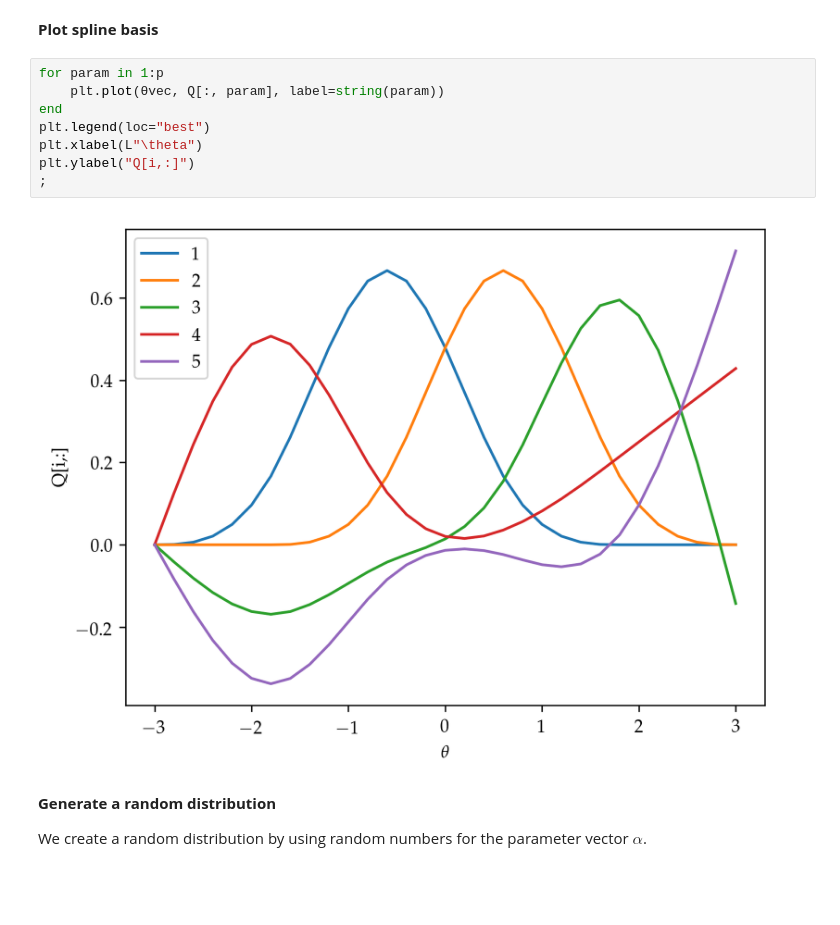
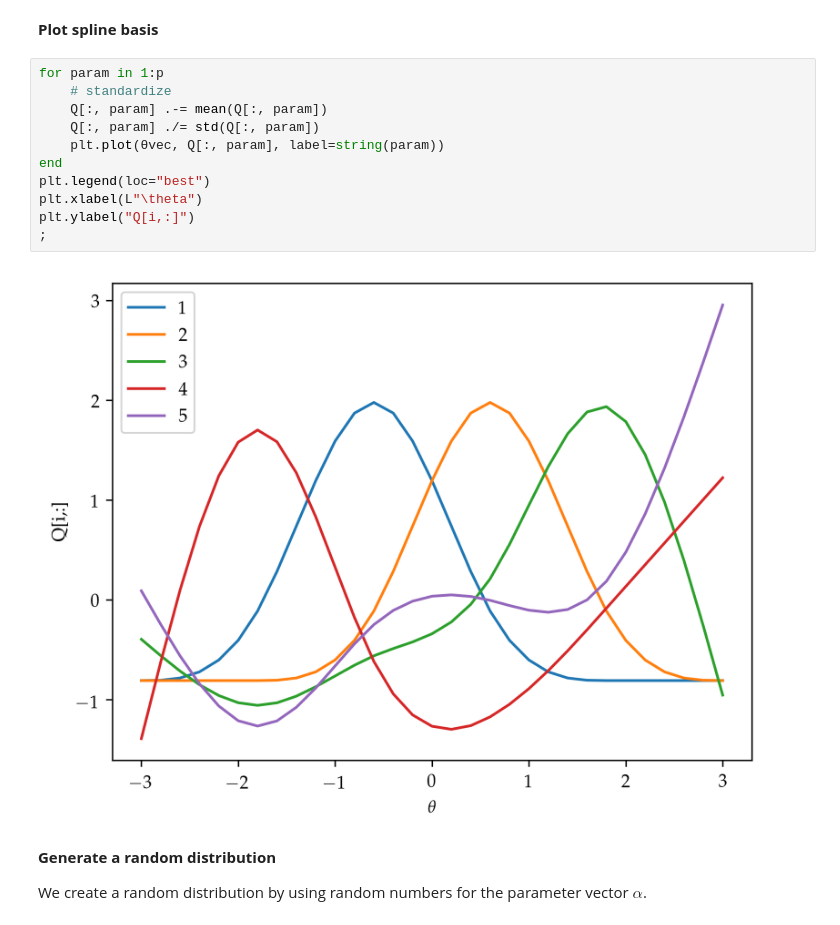
Before and after one commit to maximerischard/DeconvolutionTests.jl, a Jupyter notebook: notebooks/Efron_ExponentialFamily_Splines.ipynb, the cells around one changed output. Saved outputs shown, nothing was run; the diff lists cells and outputs as text; blank space fills up the shorter version.

```diff
--- a/notebooks/Efron_ExponentialFamily_Splines.ipynb
+++ b/notebooks/Efron_ExponentialFamily_Splines.ipynb
@@ -63,14 +63,17 @@ size(Q)
 **Plot spline basis**
 # %%
 for param in 1:p
+    # standardize
+    Q[:, param] .-= mean(Q[:, param])
+    Q[:, param] ./= std(Q[:, param])
     plt.plot(θvec, Q[:, param], label=string(param))
 end
 plt.legend(loc="best")
 plt.xlabel(L"\theta")
 plt.ylabel("Q[i,:]")
 ;
 # %% [output]
-[figure, old version]
+[figure, new version]
 # %% [markdown]
 **Generate a random distribution**
 
```
Also changed, not shown: parts of 46 cells of this notebook.
